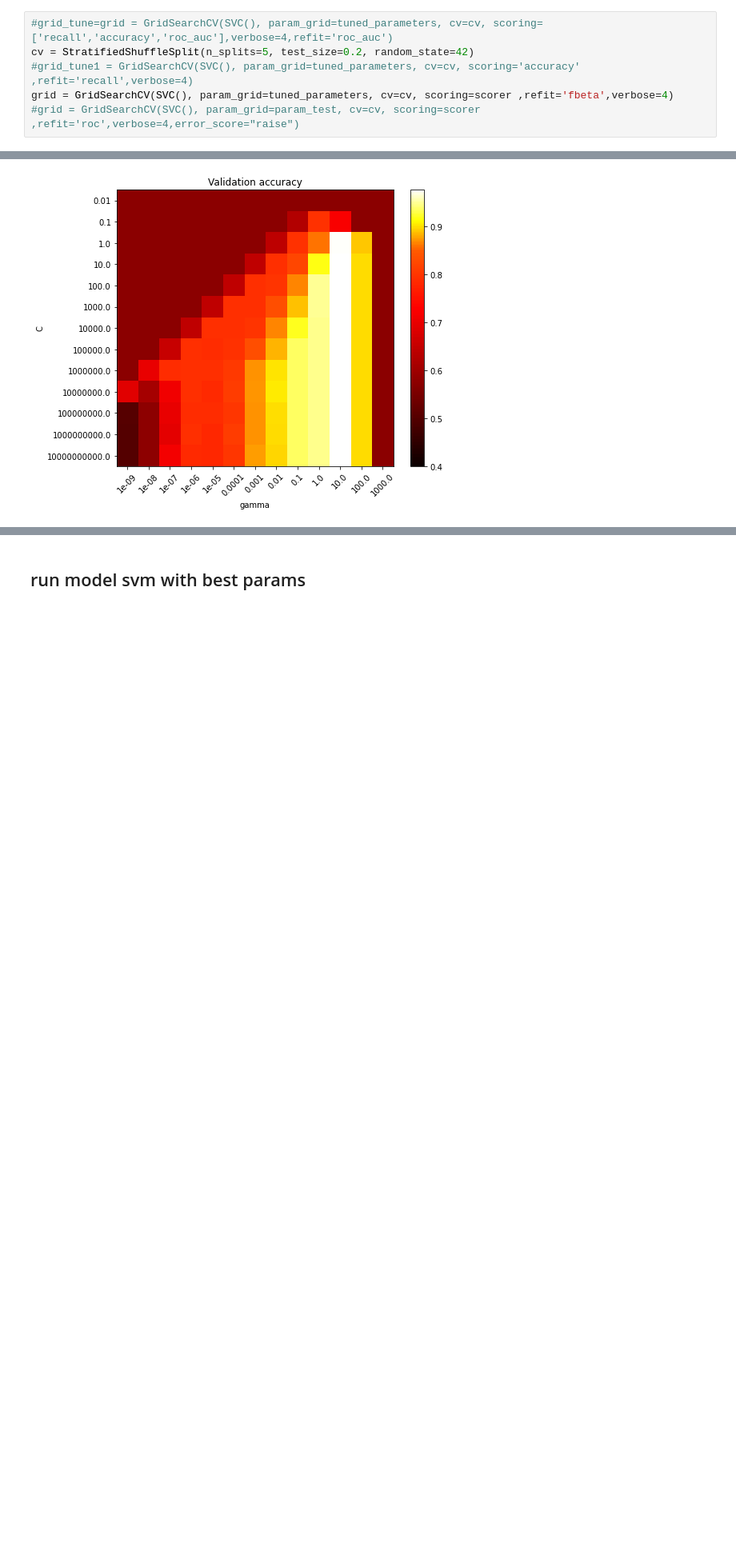
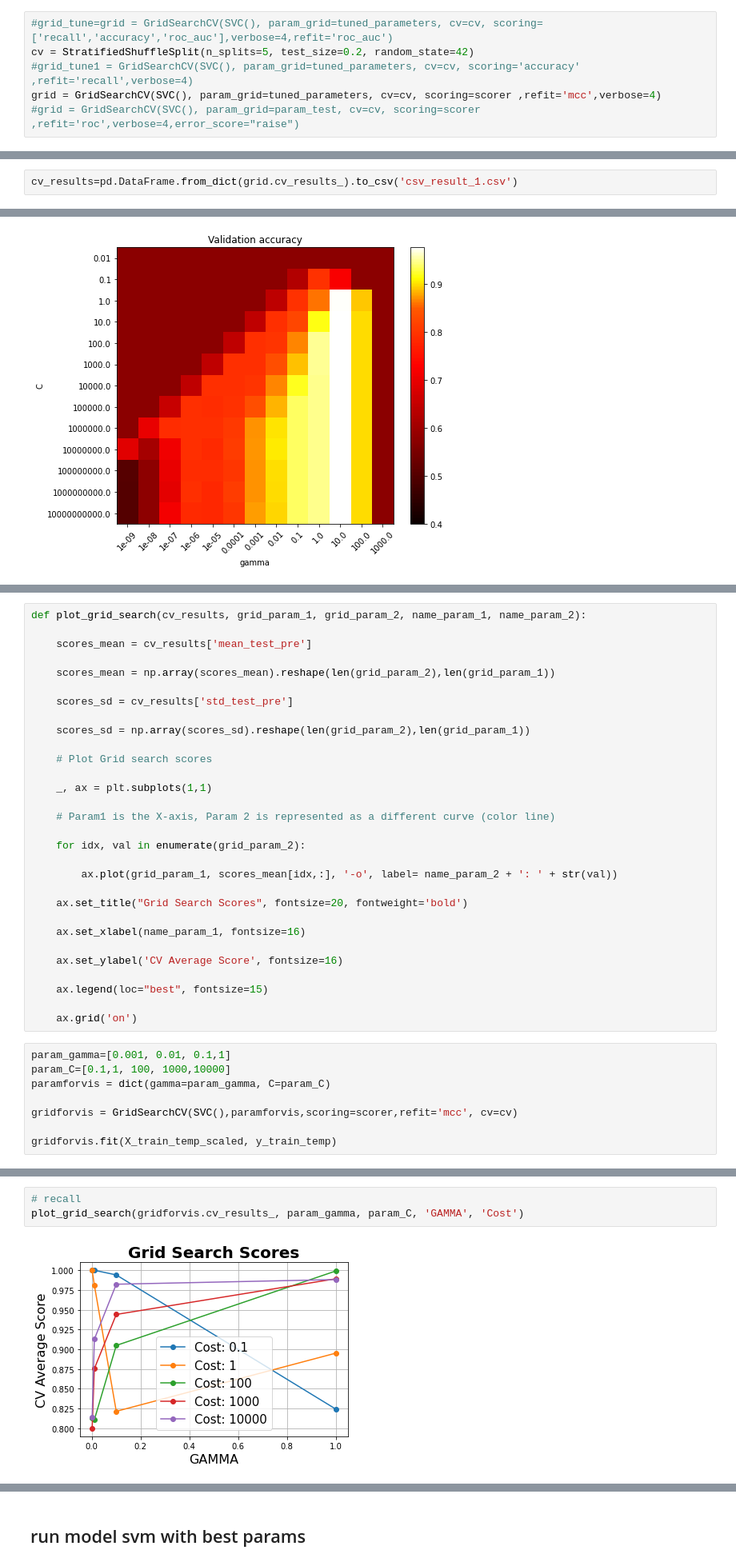
Before and after one commit to hinatanvir/Fault-Detection-SECOM, a Jupyter notebook: Hina/svm param vis.ipynb, the cells around one changed output, grey strips where cells are left out. Shown at 80% size. Cells and saved outputs as stored; diff of their text form; blank space fills up the shorter version.

```diff
--- a/Hina/svm param vis.ipynb
+++ b/Hina/svm param vis.ipynb
@@ -399,7 +409,7 @@ scorer={#'cf_scorer': make_scorer(confusion_matrix_scorer),
 #grid_tune=grid = GridSearchCV(SVC(), param_grid=tuned_parameters, cv=cv, scoring= ['recall','accuracy','roc_auc'],verbose=4,refit='roc_auc')
 cv = StratifiedShuffleSplit(n_splits=5, test_size=0.2, random_state=42)
 #grid_tune1 = GridSearchCV(SVC(), param_grid=tuned_parameters, cv=cv, scoring='accuracy' ,refit='recall',verbose=4)
-grid = GridSearchCV(SVC(), param_grid=tuned_parameters, cv=cv, scoring=scorer ,refit='fbeta',verbose=4)
+grid = GridSearchCV(SVC(), param_grid=tuned_parameters, cv=cv, scoring=scorer ,refit='mcc',verbose=4)
 #grid = GridSearchCV(SVC(), param_grid=param_test, cv=cv, scoring=scorer ,refit='roc',verbose=4,error_score="raise")
 # %%
 #grid_tune.fit(X_train_temp_scaled, y_train_temp)
@@ -441,4 +450,6 @@ GridSearchCV(cv=StratifiedShuffleSplit(n_splits=5, random_state=42, test_size=0.
              verbose=4)
+# %%
+cv_results=pd.DataFrame.from_dict(grid.cv_results_).to_csv('csv_result_1.csv')
 # %%
 grid.best_estimator_
 # %% [output]
@@ -567,0 +560,38 @@ plt.show()
+# %%
+def plot_grid_search(cv_results, grid_param_1, grid_param_2, name_param_1, name_param_2):
+
+    scores_mean = cv_results['mean_test_pre']
+
+    scores_mean = np.array(scores_mean).reshape(len(grid_param_2),len(grid_param_1))
+
+    scores_sd = cv_results['std_test_pre']
+
+    scores_sd = np.array(scores_sd).reshape(len(grid_param_2),len(grid_param_1))
+
+    # Plot Grid search scores
+
+    _, ax = plt.subplots(1,1)
+
+    # Param1 is the X-axis, Param 2 is represented as a different curve (color line)
+
+    for idx, val in enumerate(grid_param_2):
+
+        ax.plot(grid_param_1, scores_mean[idx,:], '-o', label= name_param_2 + ': ' + str(val))
+
+    ax.set_title("Grid Search Scores", fontsize=20, fontweight='bold')
+
+    ax.set_xlabel(name_param_1, fontsize=16)
+
+    ax.set_ylabel('CV Average Score', fontsize=16)
+
+    ax.legend(loc="best", fontsize=15)
+
+    ax.grid('on')
+# %%
+param_gamma=[0.001, 0.01, 0.1,1]
+param_C=[0.1,1, 100, 1000,10000]
+paramforvis = dict(gamma=param_gamma, C=param_C)
+
+gridforvis = GridSearchCV(SVC(),paramforvis,scoring=scorer,refit='mcc', cv=cv)
+
+gridforvis.fit(X_train_temp_scaled, y_train_temp)
@@ -567,0 +608,5 @@ plt.show()
+# %%
+# recall
+plot_grid_search(gridforvis.cv_results_, param_gamma, param_C, 'GAMMA', 'Cost')
+# %% [output]
+[figure, added]
```
Also changed, not shown: parts of 37 cells of this notebook, 1 other file.
